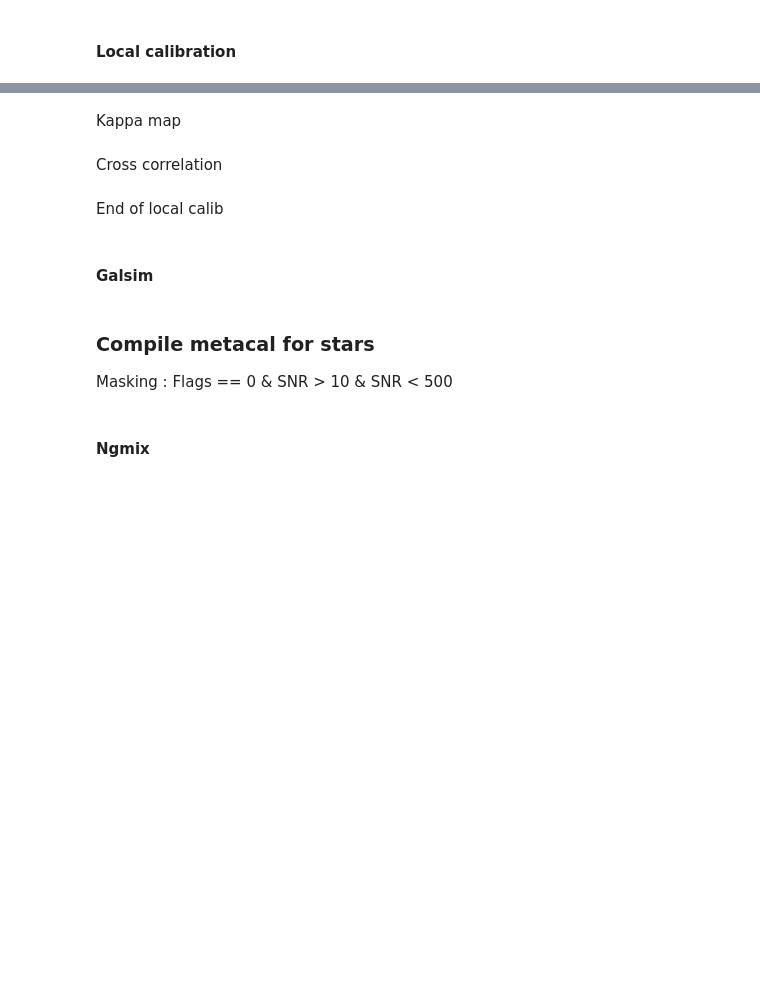
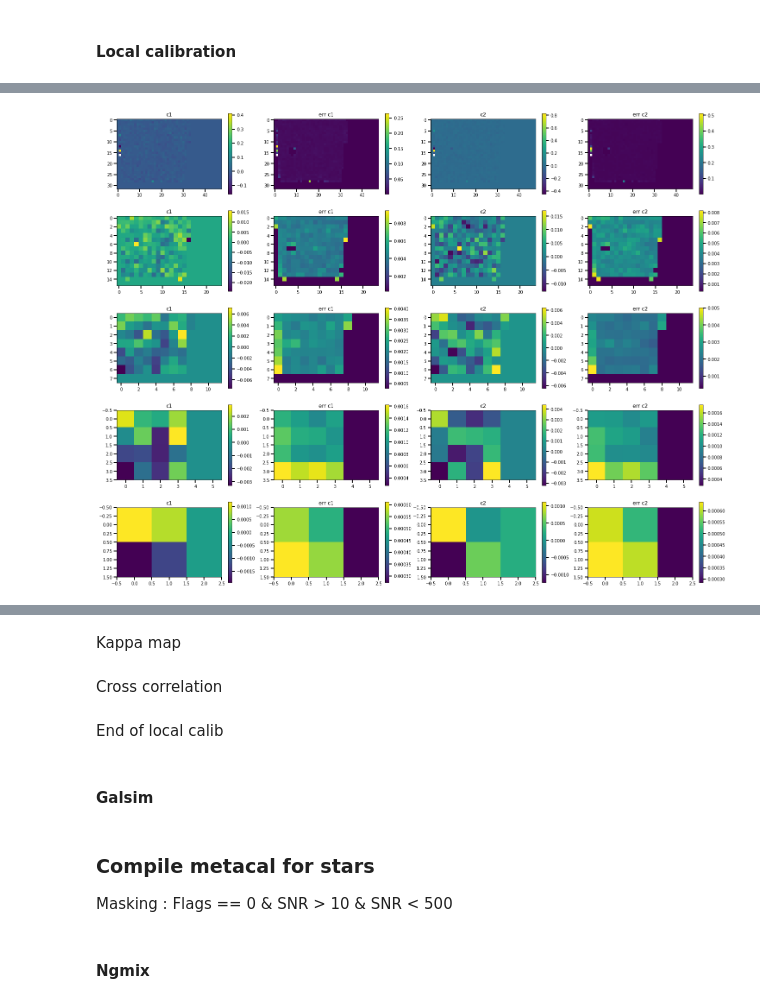
Before and after one commit to CosmoStat/sp_validation, a Jupyter notebook: notebooks/validation_local_cal.ipynb, the cells around one changed output, grey strips where cells are left out. Saved outputs shown, nothing was run; the diff lists cells and outputs as text; code cells hidden in the pictures; blank space fills up the shorter version.

Commit message:
calib 0.5 deg

```diff
--- a/notebooks/validation_local_cal.ipynb
+++ b/notebooks/validation_local_cal.ipynb
@@ -433,2 +537,2 @@ g1_final_05deg, g2_final_05deg, g1_final_dm_05deg, g2_final_dm_05deg, R_selec_05
 # %%
-g1_final_1deg, g2_final_1deg, g1_final_dm_1deg, g2_final_dm_1deg, R_selec_1deg, R_shear_1deg, ra_ngmix2_1deg, dec_ngmix2_1deg, R_selec_std_1deg, R_shear_std_1deg,c1_ngmix_1deg,c2_ngmix_1deg,err_c1_ngmix_1deg,err_c2_ngmix_1deg = local_calib(36,20)
+g1_final_1deg, g2_final_1deg, g1_final_dm_1deg, g2_final_dm_1deg, R_selec_1deg, R_shear_1deg, ra_ngmix2_1deg, dec_ngmix2_1deg, R_selec_std_1deg, R_shear_std_1deg,c1_ngmix_1deg,c2_ngmix_1deg,err_c1_ngmix_1deg,err_c2_ngmix_1deg = local_calib(size_deg_x,size_deg_y,0.013)
@@ -435,2 +557,2 @@ g1_final_1deg, g2_final_1deg, g1_final_dm_1deg, g2_final_dm_1deg, R_selec_1deg,
 # %%
-g1_final_2deg, g2_final_2deg, g1_final_dm_2deg, g2_final_dm_2deg, R_selec_2deg, R_shear_2deg, ra_ngmix2_2deg, dec_ngmix2_2deg, R_selec_std_2deg, R_shear_std_2deg,c1_ngmix_2deg,c2_ngmix_2deg,err_c1_ngmix_2deg,err_c2_ngmix_2deg = local_calib(18,10)
+g1_final_2deg, g2_final_2deg, g1_final_dm_2deg, g2_final_dm_2deg, R_selec_2deg, R_shear_2deg, ra_ngmix2_2deg, dec_ngmix2_2deg, R_selec_std_2deg, R_shear_std_2deg,c1_ngmix_2deg,c2_ngmix_2deg,err_c1_ngmix_2deg,err_c2_ngmix_2deg = local_calib(int(size_deg_x/2),int(size_deg_y/2),0.013)
@@ -437,2 +577,2 @@ g1_final_2deg, g2_final_2deg, g1_final_dm_2deg, g2_final_dm_2deg, R_selec_2deg,
 # %%
-g1_final_4deg, g2_final_4deg, g1_final_dm_4deg, g2_final_dm_4deg, R_selec_4deg, R_shear_4deg, ra_ngmix2_4deg, dec_ngmix2_4deg, R_selec_std_4deg, R_shear_std_4deg,c1_ngmix_4deg,c2_ngmix_4deg,err_c1_ngmix_4deg,err_c2_ngmix_4deg = local_calib(9,5)
+g1_final_4deg, g2_final_4deg, g1_final_dm_4deg, g2_final_dm_4deg, R_selec_4deg, R_shear_4deg, ra_ngmix2_4deg, dec_ngmix2_4deg, R_selec_std_4deg, R_shear_std_4deg,c1_ngmix_4deg,c2_ngmix_4deg,err_c1_ngmix_4deg,err_c2_ngmix_4deg = local_calib(int(size_deg_x/4),int(size_deg_y/4),0.013)
@@ -445,0 +597,2 @@ plt.clim(-0.01,0.01)
+# %%
+g1_final_025deg, g2_final_025deg, g1_final_dm_025deg, g2_final_dm_025deg, R_selec_025deg, R_shear_025deg, ra_ngmix2_025deg, dec_ngmix2_025deg, R_selec_std_025deg, R_shear_std_025deg,c1_ngmix_025deg,c2_ngmix_025deg,err_c1_ngmix_025deg,err_c2_ngmix_025deg = local_calib(size_deg_x*4,size_deg_y*4,0.013)
@@ -446,56 +928,92 @@ plt.clim(-0.01,0.01)
 # %%
-plt.figure(figsize=(38,25))
-plt.subplot(3,4,1)
+plt.figure(figsize=(25,20))
+plt.subplot(5,4,1)
+plt.imshow(c1_ngmix_025deg)
+plt.colorbar()
+plt.title('c1')
+plt.subplot(5,4,2)
+plt.imshow(err_c1_ngmix_025deg)
+plt.colorbar()
+plt.title('err c1')
+plt.subplot(5,4,3)
+plt.imshow(c2_ngmix_025deg)
+plt.colorbar()
+plt.title('c2')
+plt.subplot(5,4,4)
+plt.imshow(err_c2_ngmix_025deg)
+plt.colorbar()
+plt.title('err c2')
+
+plt.subplot(5,4,5)
+plt.imshow(c1_ngmix_05deg)
+plt.colorbar()
+plt.title('c1')
+plt.subplot(5,4,6)
+plt.imshow(err_c1_ngmix_05deg)
+plt.colorbar()
+plt.title('err c1')
+plt.subplot(5,4,7)
+plt.imshow(c2_ngmix_05deg)
+plt.colorbar()
+plt.title('c2')
+plt.subplot(5,4,8)
+plt.imshow(err_c2_ngmix_05deg)
+plt.colorbar()
+plt.title('err c2')
+
+plt.subplot(5,4,9)
 plt.imshow(c1_ngmix_1deg)
 plt.colorbar()
 plt.title('c1')
-plt.subplot(3,4,2)
+plt.subplot(5,4,10)
 plt.imshow(err_c1_ngmix_1deg)
 plt.colorbar()
 plt.title('err c1')
-plt.subplot(3,4,3)
+plt.subplot(5,4,11)
 plt.imshow(c2_ngmix_1deg)
 plt.colorbar()
 plt.title('c2')
-plt.subplot(3,4,4)
+plt.subplot(5,4,12)
 plt.imshow(err_c2_ngmix_1deg)
 plt.colorbar()
 plt.title('err c2')
 
-plt.subplot(3,4,5)
+plt.subplot(5,4,13)
 plt.imshow(c1_ngmix_2deg)
 plt.colorbar()
 plt.title('c1')
-plt.subplot(3,4,6)
+plt.subplot(5,4,14)
 plt.imshow(err_c1_ngmix_2deg)
 plt.colorbar()
 plt.title('err c1')
-plt.subplot(3,4,7)
+plt.subplot(5,4,15)
 plt.imshow(c2_ngmix_2deg)
 plt.colorbar()
 plt.title('c2')
-plt.subplot(3,4,8)
+plt.subplot(5,4,16)
 plt.imshow(err_c2_ngmix_2deg)
 plt.colorbar()
 plt.title('err c2')
 
-plt.subplot(3,4,9)
+plt.subplot(5,4,17)
 plt.imshow(c1_ngmix_4deg)
 plt.colorbar()
 plt.title('c1')
-plt.subplot(3,4,10)
+plt.subplot(5,4,18)
 plt.imshow(err_c1_ngmix_4deg)
 plt.colorbar()
 plt.title('err c1')
-plt.subplot(3,4,11)
+plt.subplot(5,4,19)
 plt.imshow(c2_ngmix_4deg)
 plt.colorbar()
 plt.title('c2')
-plt.subplot(3,4,12)
+plt.subplot(5,4,20)
 plt.imshow(err_c2_ngmix_4deg)
 plt.colorbar()
 plt.title('err c2')
-plt.savefig('./P3X/c.png')
+plt.savefig('./W3/c.png')
 plt.show()
+# %% [output]
+[figure, added]
 # %%
 plt.figure(figsize=(20,8))
```
Also changed, not shown: parts of 84 cells of this notebook.
